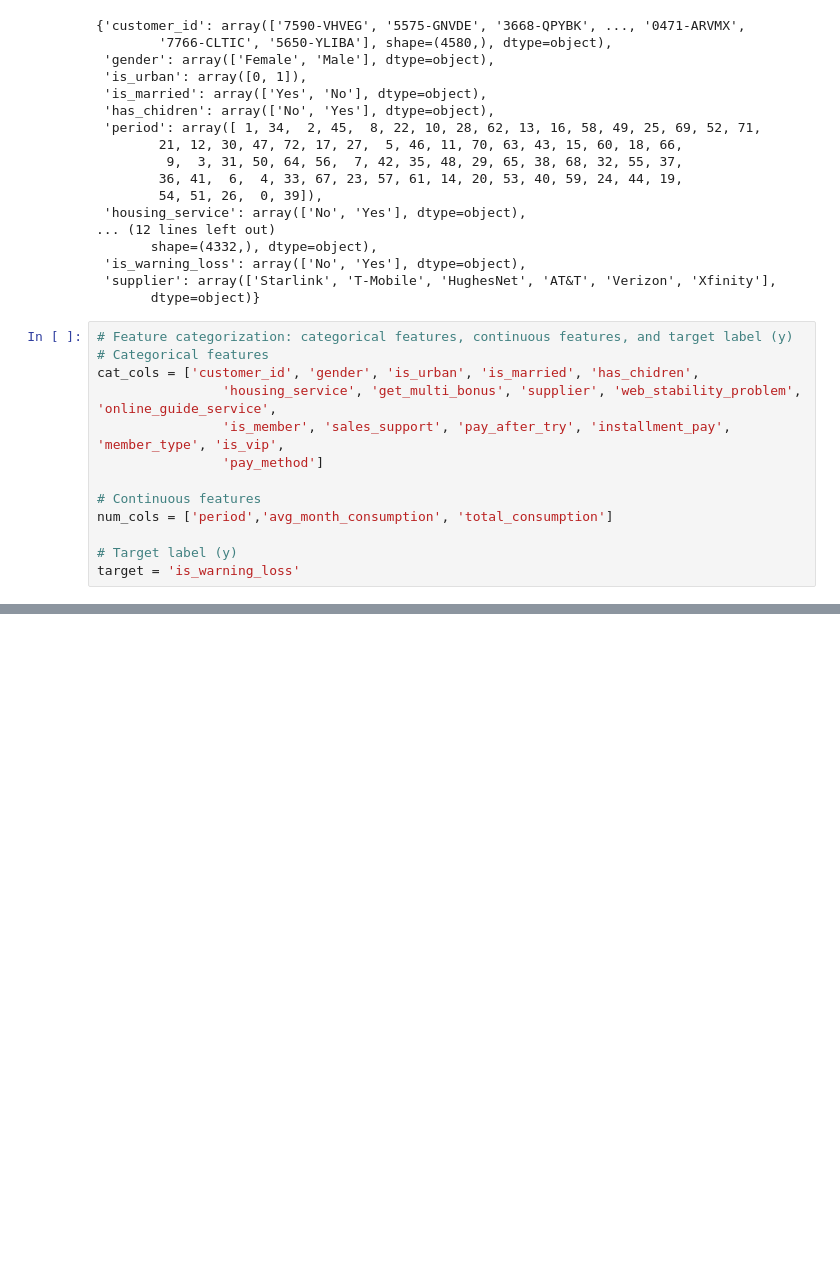
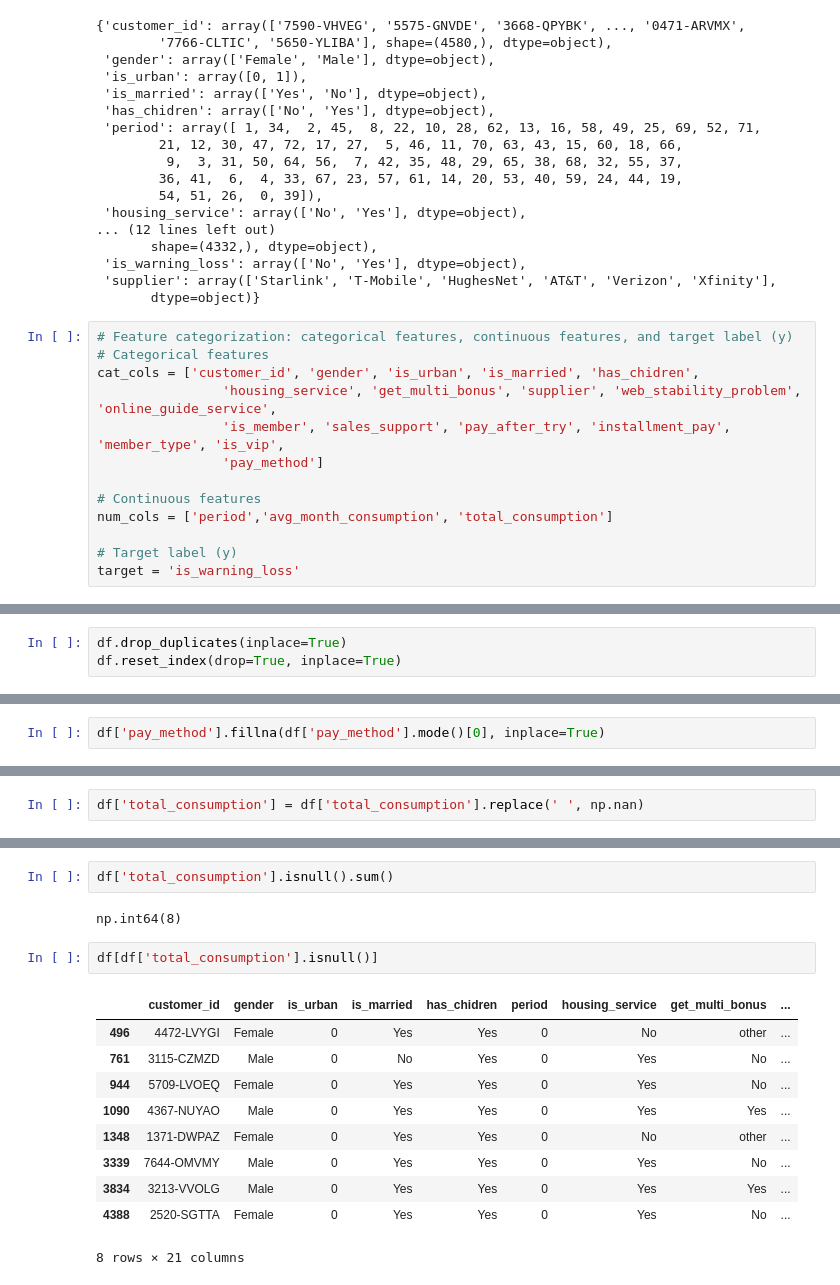
Before and after one commit to tianzq13184/ecommerce-churn-analysis, a Jupyter notebook: notebooks/eda.ipynb, the cells around one changed output, grey strips where cells are left out. Cells and saved outputs as stored; diff of their text form; blank space fills up the shorter version.

```diff
--- a/notebooks/eda.ipynb
+++ b/notebooks/eda.ipynb
@@ -91,0 +106,3 @@ target = 'is_warning_loss'
+# %%
+df.drop_duplicates(inplace=True)
+df.reset_index(drop=True, inplace=True)
@@ -91,0 +164,2 @@ target = 'is_warning_loss'
+# %%
+df['pay_method'].fillna(df['pay_method'].mode()[0], inplace=True)
@@ -91,0 +195,2 @@ target = 'is_warning_loss'
+# %%
+df['total_consumption'] = df['total_consumption'].replace(' ', np.nan)
@@ -91,0 +208,17 @@ target = 'is_warning_loss'
+# %%
+df['total_consumption'].isnull().sum()
+# %% [output]
+np.int64(8)
+# %%
+df[df['total_consumption'].isnull()]
+# %% [output]
+|  | customer_id | gender | is_urban | is_married | has_chidren | period | housing_service | get_multi_bonus | ... |
+| 496 | 4472-LVYGI | Female | 0 | Yes | Yes | 0 | No | other | ... |
+| 761 | 3115-CZMZD | Male | 0 | No | Yes | 0 | Yes | No | ... |
+| 944 | 5709-LVOEQ | Female | 0 | Yes | Yes | 0 | Yes | No | ... |
+| 1090 | 4367-NUYAO | Male | 0 | Yes | Yes | 0 | Yes | Yes | ... |
+| 1348 | 1371-DWPAZ | Female | 0 | Yes | Yes | 0 | No | other | ... |
+| 3339 | 7644-OMVMY | Male | 0 | Yes | Yes | 0 | Yes | No | ... |
+| 3834 | 3213-VVOLG | Male | 0 | Yes | Yes | 0 | Yes | Yes | ... |
+| 4388 | 2520-SGTTA | Female | 0 | Yes | Yes | 0 | Yes | No | ... |
+8 rows × 21 columns
```
Also changed, not shown: parts of 34 cells of this notebook, 1 other file.
